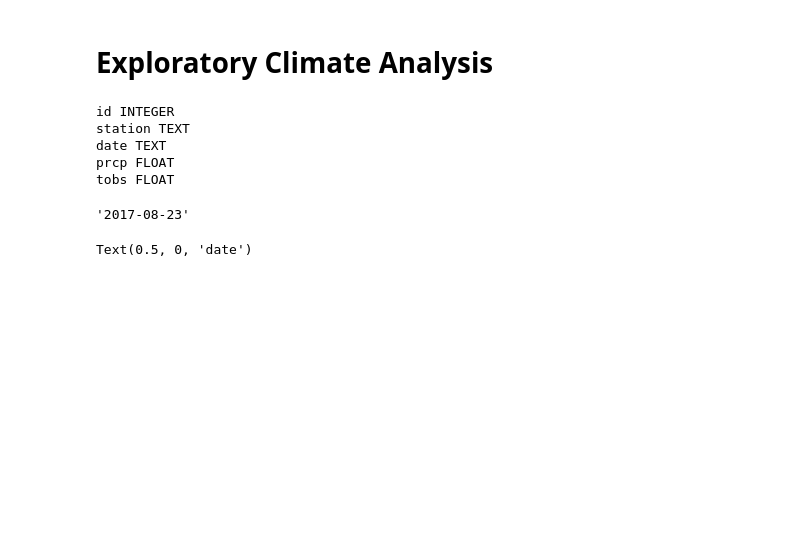
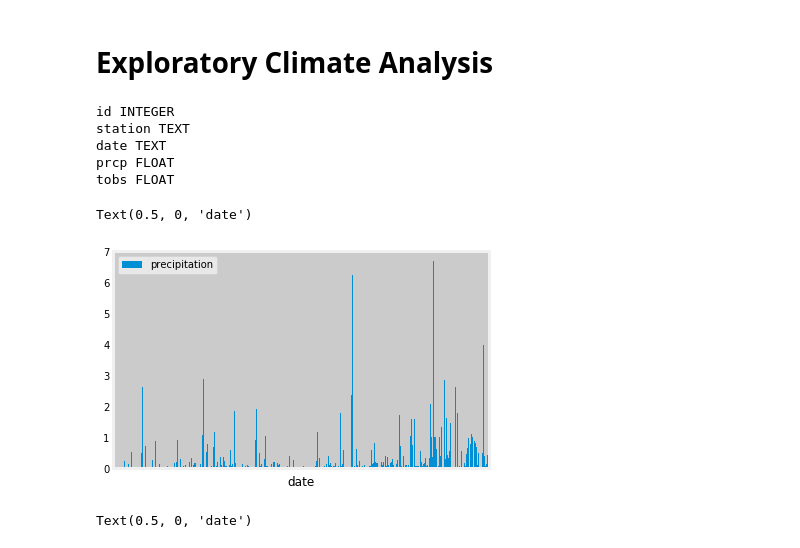
Before and after one commit to ccchiang92/UCB, a Jupyter notebook: Homework 10/climate_starter.ipynb, the cells around one changed output. Saved outputs shown, nothing was run; the diff lists cells and outputs as text; code cells hidden in the pictures; blank space fills up the shorter version.

```diff
--- a/Homework 10/climate_starter.ipynb
+++ b/Homework 10/climate_starter.ipynb
@@ -63,24 +64,32 @@ tobs FLOAT
 # %%
 # Doing lots of datetime coversions, just for practice, not neccecary
 # Grab last data point
-last_point = session.query(Measurement.date).order_by(Measurement.date.desc()).first()
+last_point = session.query(Measurement.date).order_by(
+    Measurement.date.desc()).first()
 # Covert to datetime, caculate date of 1 year prior, then covert back to string
-year_ago = (dt.date(2017, 8, 23) - dt.timedelta(days=365)).strftime("%Y-%m-%d")
+year_ago = (dt.date(
+    *map(int, last_point[0].split('-'))) - dt.timedelta(days=365)).strftime("%Y-%m-%d")
 # Grabbing all datapoints in the last year
-precip_last_12 = session.query(Measurement.date, Measurement.prcp).filter(Measurement.date>year_ago).all()
+precip_last_12 = session.query(Measurement.date, Measurement.prcp).filter(
+    Measurement.date > year_ago).all()
 # Converting date strings to datetime then create a dataframe
-datelist=[]
-preciplist=[]
+datelist = []
+preciplist = []
 for row in precip_last_12:
     # split string by '-' then covert each section to integer using mapping then input into datetime constructor
-    datelist.append(dt.date(*list(map(int, row[0].split('-')))))
+    datelist.append(dt.date(*map(int, row[0].split('-'))))
     preciplist.append(row[1])
-precip_df = pd.DataFrame({'date':datelist,'precip':preciplist})
+precip_df = pd.DataFrame({'date': datelist, 'precipitation': preciplist})
+precip_df.plot.bar(label="precipitation", width=2)
+frame = plt.gca()
+frame.axes.xaxis.set_ticklabels([])
+fig = plt.gcf()
+fig.set_size_inches(6, 4)
+plt.legend()
+plt.xlabel('date')
+# %% [output]
+Text(0.5, 0, 'date')
+[figure, added]
-# %%
-last_point = session.query(Measurement.date).order_by(Measurement.date.desc()).first()
-last_point[0]
-# %% [output]
-'2017-08-23'
 # %%
 # plot using matplotlib and some formatting
 # Using plt.bar instead of df.plot.bar because the formatting was easier
```
Also changed, not shown: parts of 11 cells of this notebook, 1 other file.
